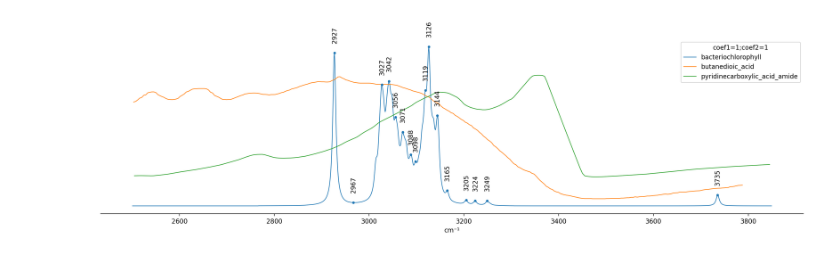
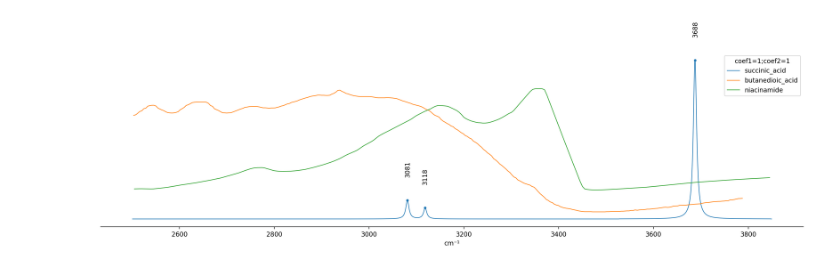
Before and after one commit to pavelFilin/gaussians-spectrum-visualis, a Jupyter notebook: succinic_acid.ipynb, the cells around one changed output. Drawn from its saved outputs; the diff is of its cells as text; code cells hidden in the pictures.

Commit message:
add succinic spectrum

```diff
--- a/succinic_acid.ipynb
+++ b/succinic_acid.ipynb
@@ -76,5 +79,5 @@ def plot_all(dfs, legends, exp=None, coef1=1, coef2=1, y_shift=0, showPeaks=Fals
 # %%
-def plot_all_ultra_short(dfs, legends, exp=None, coef1=1, coef2=1, y_shift=0, showPeaks=False, forcedFirstPeaks=True, showPeaksRange=0, showXFrom = 3400, showXUpto=4000):
+def plot_all_ultra_short(dfs, legends, exp=None, coef1=1, coef2=1, y_shift=0, showPeaks=False, forcedFirstPeaks=True, showPeaksRange=0, showXFrom = 3400, showXUpto=4000, expCoef=1):
     tempDfs = []
     # for df in dfs:
     #     tempDfs.append(df.drop(df[df.X < showXFrom].index))
@@ -106,7 +109,7 @@ def plot_all_ultra_short(dfs, legends, exp=None, coef1=1, coef2=1, y_shift=0, sh
       exp = tempDfs
       for df in exp:
         x = df['X']
-        y = df['Y'] * maxY
+        y = df['Y'] * maxY * expCoef
         plt.plot(x, y+i*y_shift, linestyle='-', lw=1, alpha=1)
     i = 0
     if showPeaks or forcedFirstPeaks:
@@ -145,0 +152,7 @@ plot_all([bacteriochlorophyll],
+# %%
+plt.rcParams['figure.figsize'] = [20, 10]
+ax = plot_all([niacinamide_calc, succinic_acid_niacinamide_calc, succinic_acid_2niacinamide_calc],
+          ['niacinamide_calc', 'succinic_acid_niacinamide_calc', 'succinic_acid_2niacinamide_calc', 'niacinamide'], exp=[niacinamide],
+          coef1=coef1, coef2=coef2, y_shift=0, showPeaksFrom=2000, forcedFirstPeaks=False, showLegend=True, showPeaks=False, expCoef=0.15)
+plt.ylim(0, 3000)
+plt.rcParams['figure.figsize'] = [20, 5]
@@ -145,0 +161,7 @@ plot_all([bacteriochlorophyll],
+# %%
+plt.rcParams['figure.figsize'] = [20, 10]
+ax = plot_all([niacinamide_calc, succinic_acid_calc, succinic_acid_niacinamide_calc, succinic_acid_2niacinamide_calc],
+          ['niacinamide_calc', 'succinic_acid_calc', 'succinic_acid_niacinamide_calc', 'succinic_acid_2niacinamide_calc', 'niacinamide'], exp=[niacinamide],
+          coef1=coef1, coef2=coef2, y_shift=0, showPeaksFrom=2000, forcedFirstPeaks=False, showLegend=True, showPeaks=False, expCoef=0.15)
+plt.ylim(0, 3000)
+plt.rcParams['figure.figsize'] = [20, 5]
@@ -145,0 +170,8 @@ plot_all([bacteriochlorophyll],
+# %%
+plt.rcParams['figure.figsize'] = [20, 10]
+ax = plot_all_ultra_short([niacinamide_calc, succinic_acid_calc, succinic_acid_niacinamide_calc, succinic_acid_2niacinamide_calc],
+          ['niacinamide_calc', 'succinic_acid_calc', 'succinic_acid_niacinamide_calc', 'succinic_acid_2niacinamide_calc', 'niacinamide'], exp=[niacinamide],
+          coef1=coef1, coef2=coef2, y_shift=0, forcedFirstPeaks=False, showPeaks=False,  showXFrom=2000, showXUpto=3650, expCoef=0.1)
+plt.ylim(0, 3000)
+plt.xlim(2600, 3650)
+plt.rcParams['figure.figsize'] = [20, 5]
@@ -146,6 +180,6 @@ plot_all([bacteriochlorophyll],
 # %%
-plot_all_ultra_short([bacteriochlorophyll],
-          ['bacteriochlorophyll','butanedioic_acid', 'pyridinecarboxylic_acid_amide'], exp=[butanedioic_acid, pyridinecarboxylic_acid_amide],
+plot_all_ultra_short([succinic_acid_calc],
+          ['succinic_acid','butanedioic_acid', 'niacinamide'], exp=[butanedioic_acid, niacinamide],
            coef1=1, coef2=1, y_shift=0, showPeaks=True, showPeaksRange = 0, forcedFirstPeaks=True, showXFrom=2500, showXUpto=3850)
 # %% [output]
-[figure, old version]
+[figure, new version]
```
Also changed, not shown: parts of 7 cells of this notebook, 6 other files.
